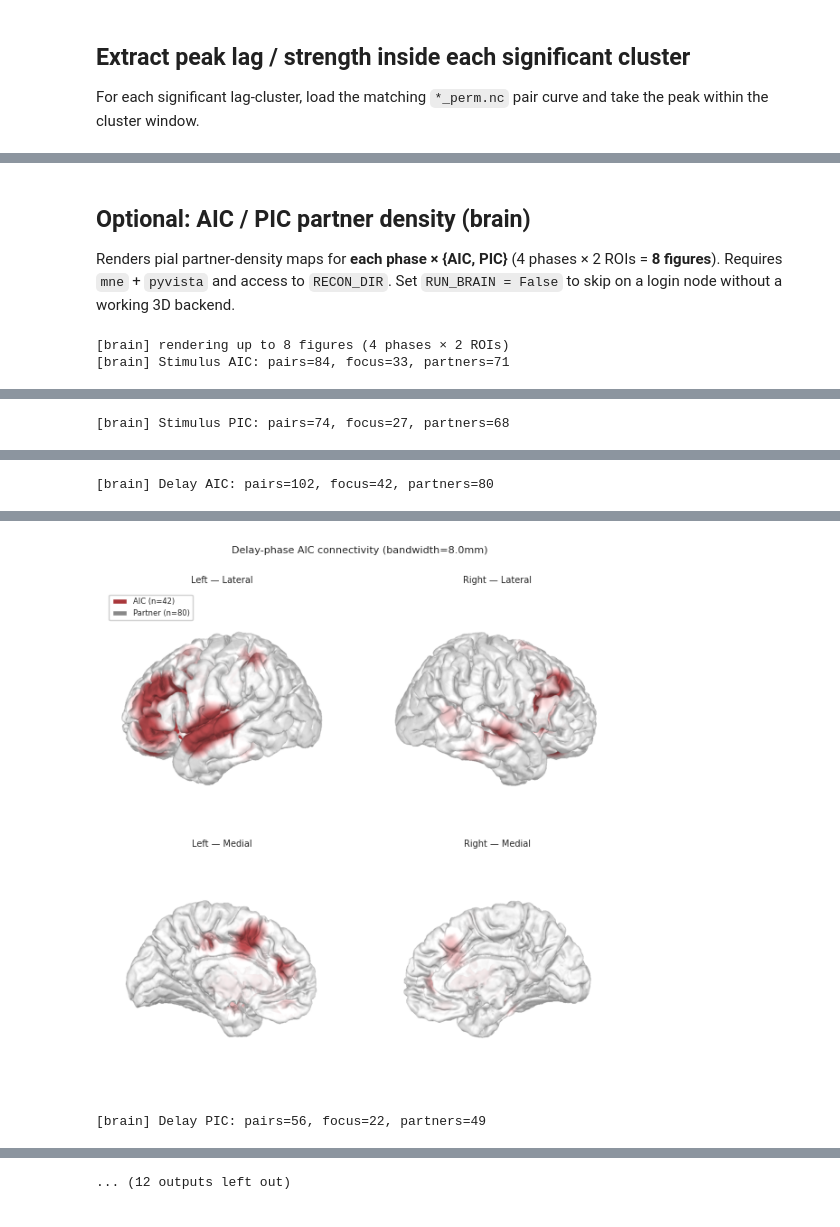
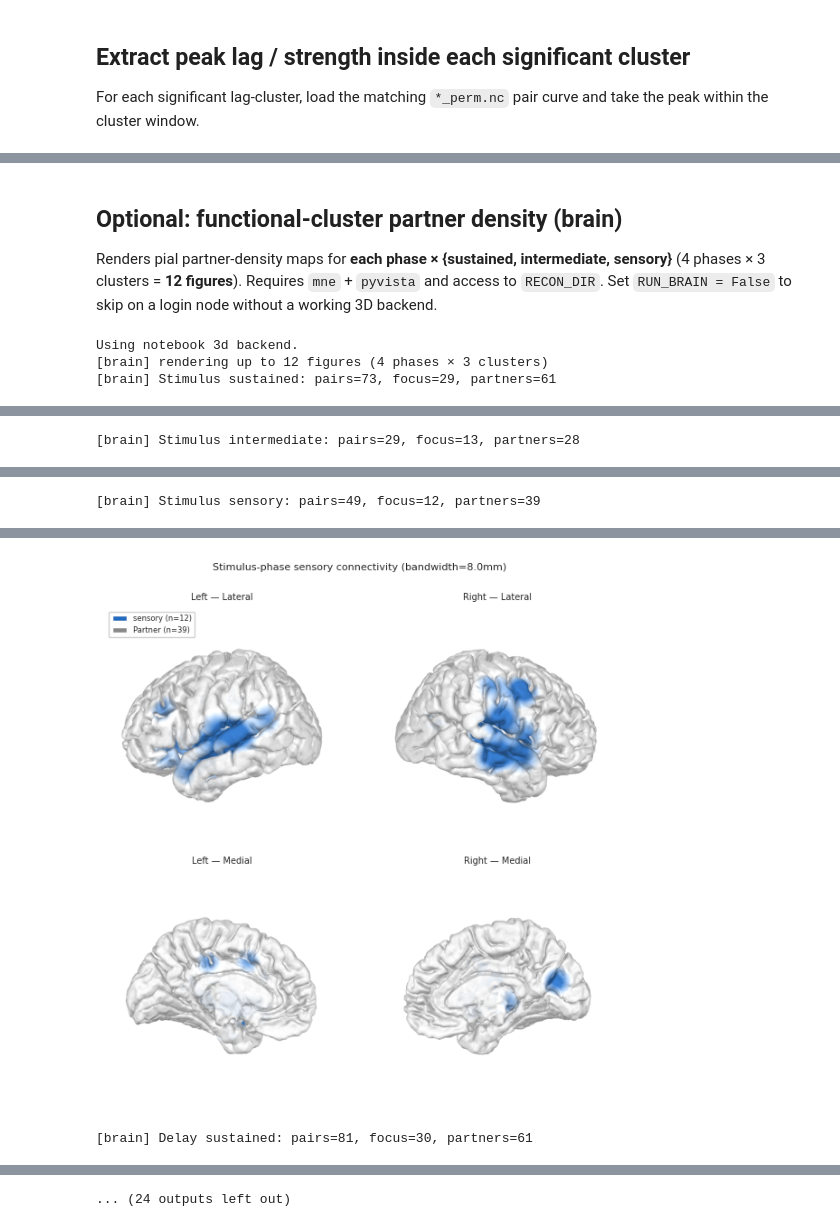
Before and after one commit to shinanlin/insula, a Jupyter notebook: notebooks/connectivity.ipynb, the cells around one changed output, grey strips where cells are left out. Cells and saved outputs as stored; diff of their text form; code cells hidden in the pictures.

```diff
--- a/notebooks/connectivity.ipynb
+++ b/notebooks/connectivity.ipynb
@@ -676,9 +818,17 @@ df["source_roi"] = df["source_roi"].replace(ROI_MAP)
 df["target_roi"] = df["target_roi"].replace(ROI_MAP)
 df["phase_norm"] = df["phase"].astype(str).str.lower().str.strip()
 
-focus_mask = df["source_roi"].isin(FOCUS_ROIS) | df["target_roi"].isin(FOCUS_ROIS)
+focus_mask = (
+    df["source_cluster"].isin(FOCUS_CLUSTERS)
+    | df["target_cluster"].isin(FOCUS_CLUSTERS)
+)
 df = df[focus_mask & df["phase_norm"].isin(PHASES)].copy()
-df = df[~((df["source_roi"].isin(FOCUS_ROIS)) & (df["target_roi"].isin(FOCUS_ROIS)))].copy()
+df = df[
+    ~(
+        df["source_cluster"].isin(FOCUS_CLUSTERS)
+        & df["target_cluster"].isin(FOCUS_CLUSTERS)
+    )
+].copy()
 
 abs_lag = df["peak_lag_s"].abs()
 df["lag_bin"] = pd.cut(
@@ -711,10 +861,13 @@ ax.set_xlabel("")
 ax.set_xticklabels([p.capitalize() for p in PHASES], rotation=0, fontsize=7)
 ax.tick_params(labelsize=7)
 ax.legend(fontsize=6, frameon=False, title="Lag bin", title_fontsize=7)
-ax.set_title("AIC/PIC peak lag composition", fontsize=8, fontweight="bold")
+ax.set_title("Functional-cluster peak lag composition", fontsize=8, fontweight="bold")
 sns.despine(ax=ax)
 plt.tight_layout()
 plt.show()
 
+save_svg(fig, IMG_DIR / 'connectivity_lag_bins')
+print('Saved', IMG_DIR / 'connectivity_lag_bins.svg')
+
 display(counts.astype(int))
 # %% [output]
@@ -728,14 +882,14 @@ display(counts.astype(int))
 # %% [markdown]
-## Optional: AIC / PIC partner density (brain)
+## Optional: functional-cluster partner density (brain)
 
-Renders pial partner-density maps for **each phase × {AIC, PIC}**
-(4 phases × 2 ROIs = **8 figures**).
+Renders pial partner-density maps for **each phase × {sustained, intermediate, sensory}**
+(4 phases × 3 clusters = **12 figures**).
 Requires `mne` + `pyvista` and access to `RECON_DIR`. Set `RUN_BRAIN = False`
 to skip on a login node without a working 3D backend.
 # %%
-RUN_BRAIN = True  # set True to render AIC/PIC partner density on pial surface
-BRAIN_FOCUS_ROIS = ["AIC", "PIC"]
-BRAIN_PHASES = ["stimulus", "delay", "go", "response"]  # 4 × 2 = 8 figures
+RUN_BRAIN = True  # set False to skip 3D partner-density renders
+BRAIN_FOCUS = list(FOCUS_CLUSTERS)
+BRAIN_PHASES = ["stimulus", "delay", "go", "response"]  # 4 × 3 = 12 figures
 
 if RUN_BRAIN:
     import mne
@@ -758,7 +912,6 @@ if RUN_BRAIN:
     max_distance = 15.0
     n_colors = 256
     coord_lookup = channel_meta.set_index("channel")[["x", "y", "z"]]
-    roi_colors = {"AIC": red, "PIC": blue}
 
     def compute_density(surface_coords, electrode_coords, bandwidth, max_distance):
         if len(electrode_coords) == 0:
@@ -793,29 +946,37 @@ if RUN_BRAIN:
     ].copy()
     phase_base["phase_norm"] = phase_base["phase"].astype(str).str.lower().str.strip()
 
-    n_expected = len(BRAIN_PHASES) * len(BRAIN_FOCUS_ROIS)
-    print(f"[brain] rendering up to {n_expected} figures "
-          f"({len(BRAIN_PHASES)} phases × {len(BRAIN_FOCUS_ROIS)} ROIs)")
+    n_expected = len(BRAIN_PHASES) * len(BRAIN_FOCUS)
+    print(
+        f"[brain] rendering up to {n_expected} figures "
+        f"({len(BRAIN_PHASES)} phases × {len(BRAIN_FOCUS)} clusters)"
+    )
 
     for phase in BRAIN_PHASES:
         phase_df = phase_base[phase_base["phase_norm"] == phase].copy()
 
-        for roi in BRAIN_FOCUS_ROIS:
-            focus_color = roi_colors.get(roi, red)
+        for focus in BRAIN_FOCUS:
+            focus_color = CLUSTER_COLORS.get(focus, red)
+            focus_label = CLUSTER_LABELS[focus]
             density_cmap = make_density_cmap(focus_color)
 
             conn_df = phase_df[
-                (phase_df["source_roi"] == roi) ^ (phase_df["target_roi"] == roi)
+                (phase_df["source_cluster"] == focus)
+                ^ (phase_df["target_cluster"] == focus)
             ].copy()
             if conn_df.empty:
-                print(f"[brain] {phase.capitalize()} {roi}: no significant pairs, skip.")
+                print(f"[brain] {phase.capitalize()} {focus_label}: no significant pairs, skip.")
                 continue
 
             conn_df["focus_channel"] = np.where(
-                conn_df["source_roi"] == roi, conn_df["source_channel"], conn_df["target_channel"]
+                conn_df["source_cluster"] == focus,
+                conn_df["source_channel"],
+                conn_df["target_channel"],
             )
             conn_df["partner_channel"] = np.where(
-                conn_df["source_roi"] == roi, conn_df["target_channel"], conn_df["source_channel"]
+                conn_df["source_cluster"] == focus,
+                conn_df["target_channel"],
+                conn_df["source_channel"],
             )
 
             focus_channels = set(conn_df["focus_channel"]) - set(exclude_chn)
@@ -829,7 +990,7 @@ if RUN_BRAIN:
             ].values
 
             print(
-                f"[brain] {phase.capitalize()} {roi}: pairs={len(conn_df)}, "
+                f"[brain] {phase.capitalize()} {focus_label}: pairs={len(conn_df)}, "
                 f"focus={len(focus_channels)}, partners={len(partner_channels)}"
             )
 
@@ -895,13 +1056,14 @@ if RUN_BRAIN:
 
             axes[0, 0].legend(
                 handles=[
-                    Patch(facecolor=focus_color, label=f"{roi} (n={len(focus_channels)})"),
+                    Patch(facecolor=focus_color, label=f"{focus_label} (n={len(focus_channels)})"),
                     Patch(facecolor="#888888", label=f"Partner (n={len(partner_channels)})"),
                 ],
                 loc="upper left", fontsize=fontsize - 1, framealpha=0.9,
             )
             plt.suptitle(
-                f"{phase.capitalize()}-phase {roi} connectivity (bandwidth={bandwidth}mm)",
+                f"{phase.capitalize()}-phase {focus_label} connectivity "
+                f"(bandwidth={bandwidth}mm)",
                 fontsize=fontsize + 1,
             )
             for b in brains:
@@ -911,5 +1073,6 @@ if RUN_BRAIN:
 else:
     print("Brain panel skipped (set RUN_BRAIN = True to render).")
 # %% [output]
-[brain] rendering up to 8 figures (4 phases × 2 ROIs)
-[brain] Stimulus AIC: pairs=84, focus=33, partners=71
+Using notebook 3d backend.
+[brain] rendering up to 12 figures (4 phases × 3 clusters)
+[brain] Stimulus sustained: pairs=73, focus=29, partners=61
@@ -934,4 +1097,4 @@ libEGL warning: failed to open /dev/dri/card1: Permission denied
-[brain] Stimulus PIC: pairs=74, focus=27, partners=68
+[brain] Stimulus intermediate: pairs=29, focus=13, partners=28
 libEGL warning: egl: failed to create dri2 screen
 libEGL warning: egl: failed to create dri2 screen
 libEGL warning: failed to open /dev/dri/card8: Permission denied
@@ -953,4 +1116,4 @@ libEGL warning: failed to open /dev/dri/card1: Permission denied
-[brain] Delay AIC: pairs=102, focus=42, partners=80
+[brain] Stimulus sensory: pairs=49, focus=12, partners=39
 libEGL warning: egl: failed to create dri2 screen
 libEGL warning: egl: failed to create dri2 screen
 libEGL warning: failed to open /dev/dri/card8: Permission denied
@@ -959,17 +1122,17 @@ libEGL warning: failed to open /dev/dri/card8: Permission denied
 libEGL warning: egl: failed to create dri2 screen
 libEGL warning: egl: failed to create dri2 screen
 libEGL warning: failed to open /dev/dri/card7: Permission denied
 
 libEGL warning: egl: failed to create dri2 screen
 libEGL warning: egl: failed to create dri2 screen
 libEGL warning: failed to open /dev/dri/card6: Permission denied
 ... (643 lines left out)
 
 libEGL warning: egl: failed to create dri2 screen
 libEGL warning: egl: failed to create dri2 screen
 libEGL warning: failed to open /dev/dri/card1: Permission denied
-[figure, old version]
+[figure, new version]
-[brain] Delay PIC: pairs=56, focus=22, partners=49
+[brain] Delay sustained: pairs=81, focus=30, partners=61
 libEGL warning: egl: failed to create dri2 screen
 libEGL warning: egl: failed to create dri2 screen
 libEGL warning: failed to open /dev/dri/card8: Permission denied
@@ -991 +1154 @@ libEGL warning: failed to open /dev/dri/card1: Permission denied
-... (12 outputs left out)
+... (24 outputs left out)
```
Also changed, not shown: parts of 22 cells of this notebook, 14 other files.
